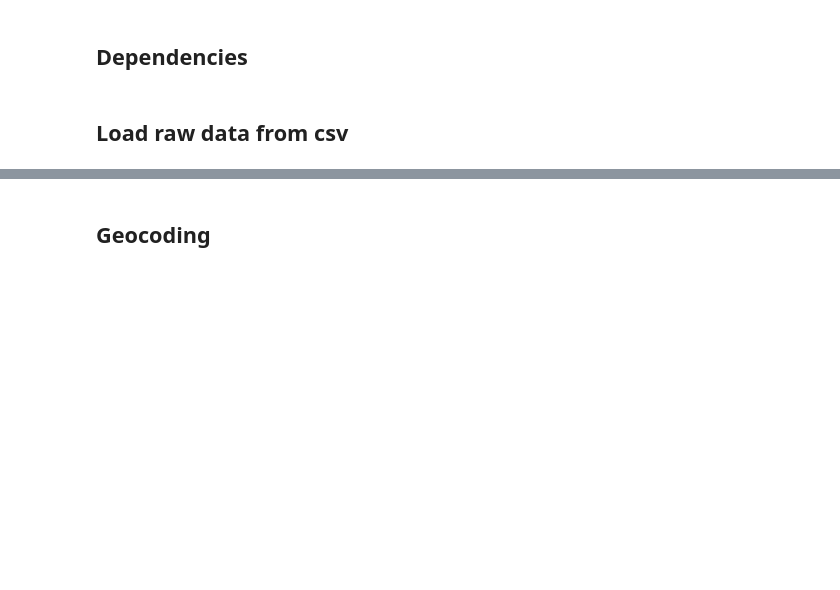
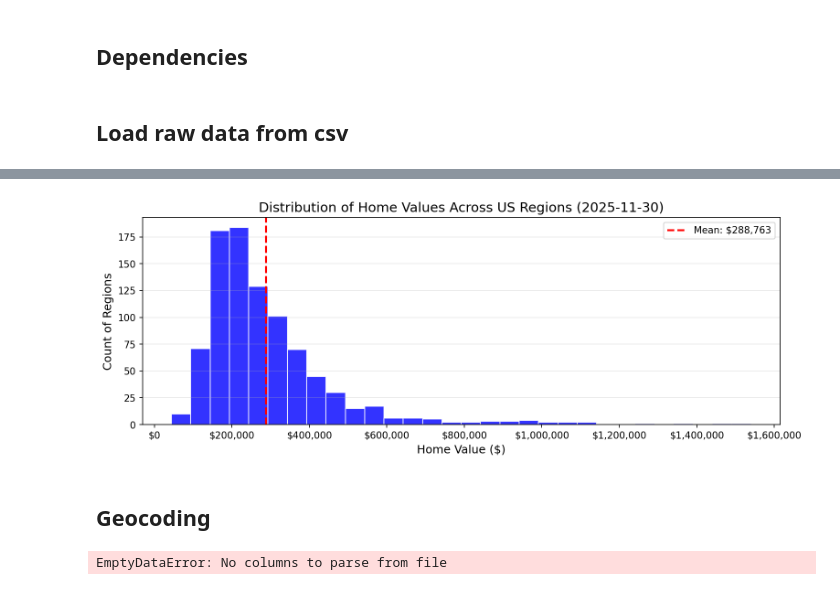
Before and after one commit to csclev/climate-exposure, a Jupyter notebook: notebooks/Process Zillow Home Value Index.ipynb, the cells around one changed output, grey strips where cells are left out. Saved outputs shown, nothing was run; the diff lists cells and outputs as text; code cells hidden in the pictures; blank space fills up the shorter version.

```diff
--- a/notebooks/Process Zillow Home Value Index.ipynb
+++ b/notebooks/Process Zillow Home Value Index.ipynb
@@ -30,10 +66,12 @@ zhvi = pd.read_csv(zhvi_raw, dtype=dtype)
 # %%
 """check the data types"""
-assert zhvi.dtypes['RegionID'] == 'int64'
-assert zhvi.dtypes['SizeRank'] == 'int64'
-assert zhvi.dtypes['RegionName'] == 'string'
-assert zhvi.dtypes['RegionType'] == 'string'
-assert zhvi.dtypes['StateName'] == 'string'
-assert zhvi.dtypes['2025-11-30'] == 'float64'
-assert zhvi.dtypes['2000-01-31'] == 'float64'
+df = zhvi.df
+
+assert df.dtypes['RegionID'] == 'int64'
+assert df.dtypes['SizeRank'] == 'int64'
+assert df.dtypes['RegionName'] == 'string'
+assert df.dtypes['RegionType'] == 'string'
+assert df.dtypes['StateName'] == 'string'
+assert df.dtypes['2025-11-30'] == 'float64'
+assert df.dtypes['2000-01-31'] == 'float64'
 # %%
@@ -42,2 +101,25 @@ df = zhvi
+# %%
+regions = df[df["RegionName"] != "United States"]
+current = regions.loc[:, latest_month].dropna()
+
+mean_val = current.mean()
+
+fig, ax = plt.subplots(figsize=(12, 4), dpi=150)
+
+ax.hist(current, bins=30, color="blue", edgecolor='white', alpha=0.8)
+
+formatter = ticker.StrMethodFormatter('${x:,.0f}')
+ax.xaxis.set_major_formatter(formatter)
+
+ax.set_title(f'Distribution of Home Values Across US Regions ({latest_month})', fontsize=14)
+ax.set_ylabel("Count of Regions", fontsize=12)
+ax.set_xlabel('Home Value ($)', fontsize=12)
+ax.axvline(mean_val, color='red', linestyle='dashed', linewidth=2,
+            label=f'Mean: ${mean_val:,.0f}')
+ax.legend()
+ax.grid(axis='y', alpha=0.3)
+plt.show()
+# %% [output]
+[figure, added]
 # %% [markdown]
 ## Geocoding
@@ -44,6 +133,6 @@ df = zhvi
 # %%
-geolocation_file = Path('../data/processed/geolocations.csv')
-geolocation_file.touch(exist_ok=True)
-assert geolocation_file.exists()
-geo_cache = pd.read_csv(geolocation_cache)
+cache_file = Path('../data/processed/geolocations.csv')
+geocoder = Geocoder(cache_file)
+# %% [output]
+EmptyDataError: No columns to parse from file
 # %%
```
Also changed, not shown: parts of 9 cells of this notebook.
